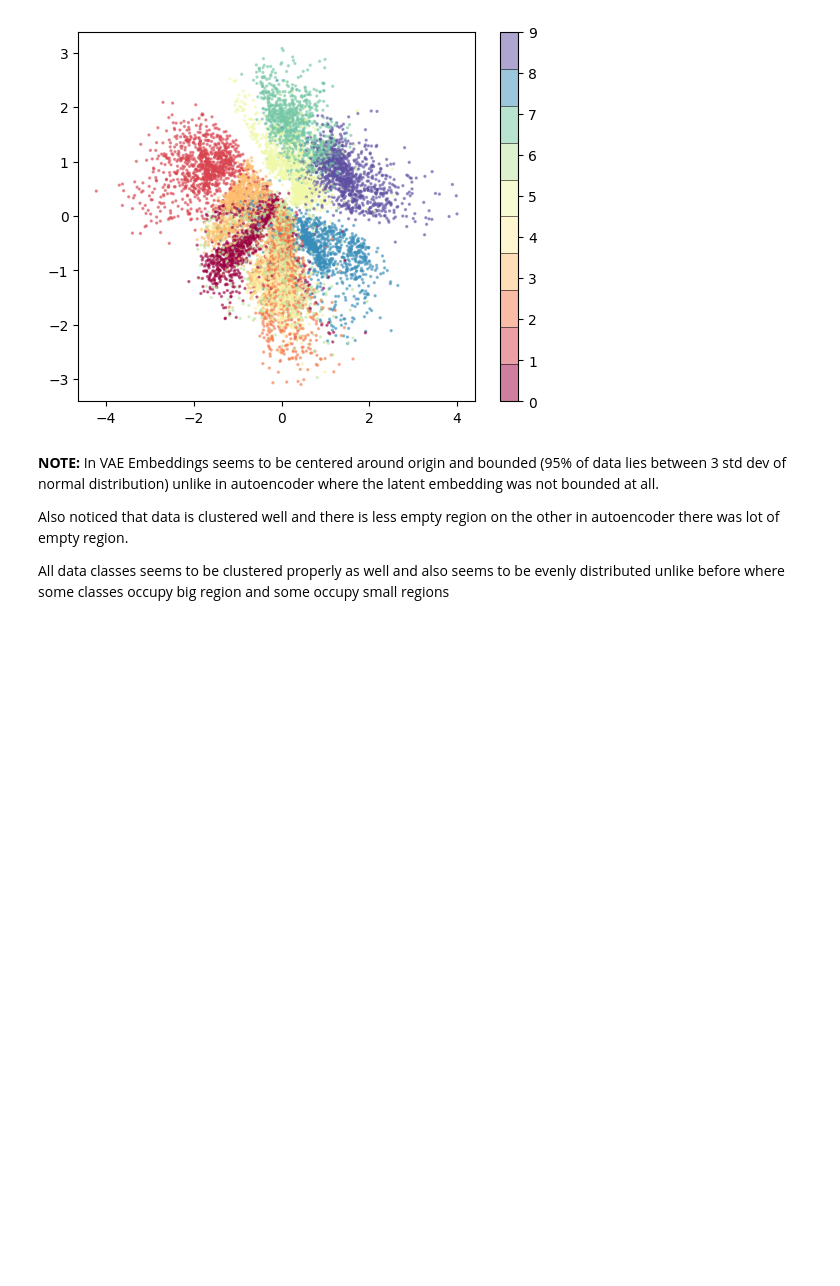
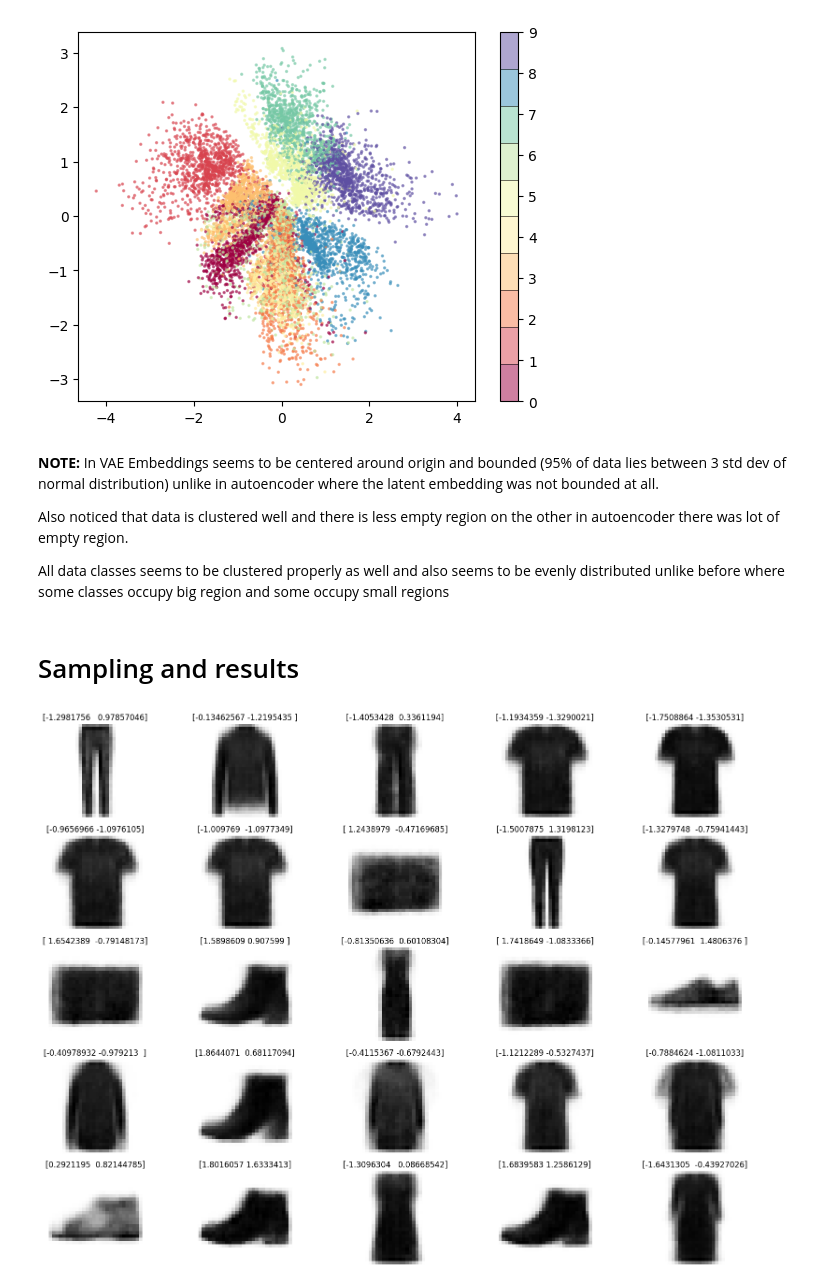
Before and after one commit to AniTho/Generative-Architectures-in-pytorch, a Jupyter notebook: Day_02 (VAE Autoencoder).ipynb, the cells around one changed output. Saved outputs shown, nothing was run; the diff lists cells and outputs as text; code cells hidden in the pictures; blank space fills up the shorter version.

Commit message:
Added some generated samples after sampling

```diff
--- a/Day_02 (VAE Autoencoder).ipynb
+++ b/Day_02 (VAE Autoencoder).ipynb
@@ -450,3 +450,33 @@ __NOTE:__ In VAE Embeddings seems to be centered around origin and bounded (95%
 Also noticed that data is clustered well and there is less empty region on the other in autoencoder there was lot of empty region.
 
 All data classes seems to be clustered properly as well and also seems to be evenly distributed unlike before where some classes occupy big region and some occupy small regions
+# %% [markdown]
+# Sampling and results
+# %%
+with torch.no_grad():
+    cnn_autoencoder.eval()
+    min, max = -2, 2
+
+    # Setting for plots
+    num_images = 25
+    nrows = 5
+    ncols = num_images // nrows + (num_images % nrows > 0)
+
+    # Sample and Generation
+    samples = (max - min)*torch.rand((num_images, 2)) + min
+    samples = samples.to(device)
+    sigmoid = nn.Sigmoid()
+    out = cnn_autoencoder.bottleneck(samples)
+    out = out.view(-1, *[128, 4, 4])
+    out_images = cnn_autoencoder.decoder(out)
+    out_images = sigmoid(out_images)
+    plt.figure(figsize=(20, 15))
+    for i in range(num_images):
+        img = out_images[i][0]
+        img = img.detach().cpu().numpy()
+        plt.subplot(nrows, ncols, i+1)
+        plt.imshow(img, cmap = 'gray')
+        plt.title(f'{samples[i].detach().cpu().numpy()}')
+        plt.axis('off')
+# %% [output]
+[figure, added]
```
Also changed, not shown: parts of 3 cells of this notebook.
